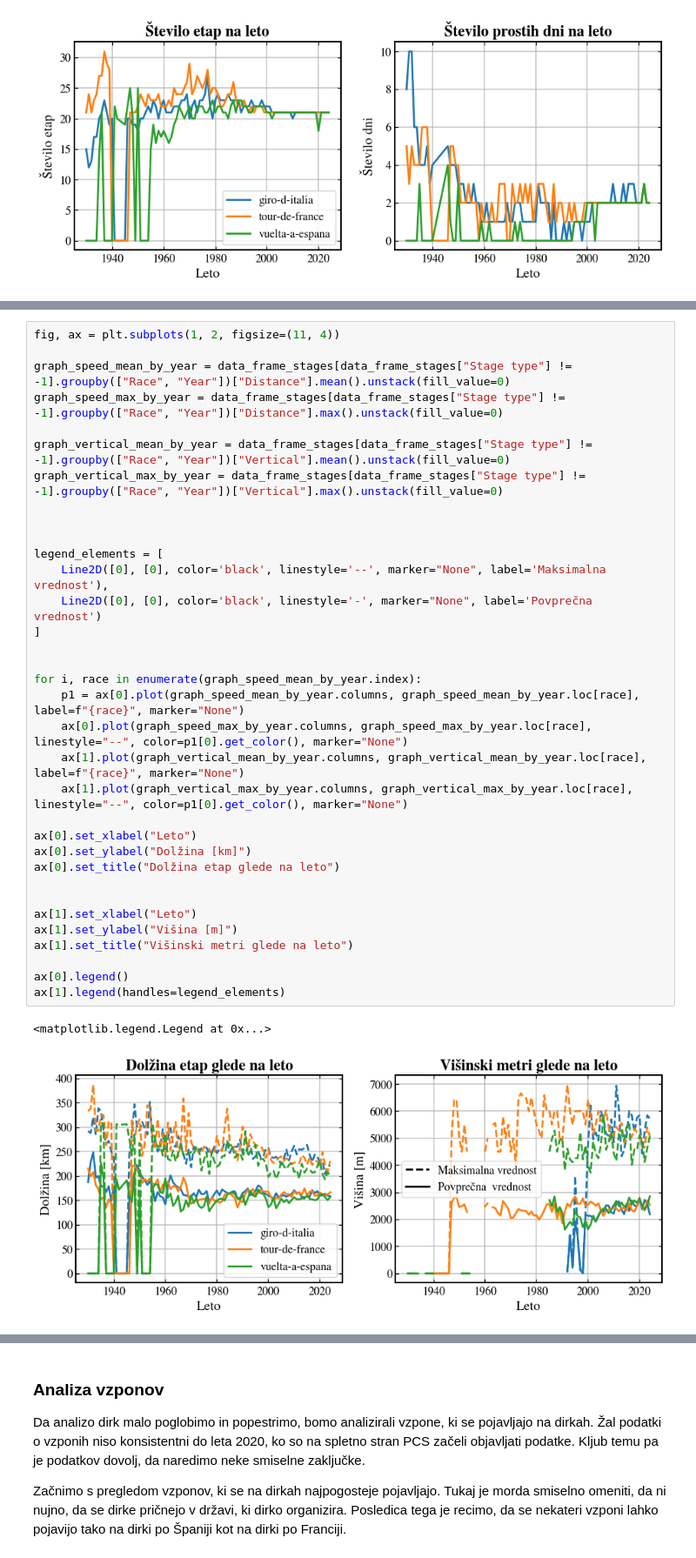
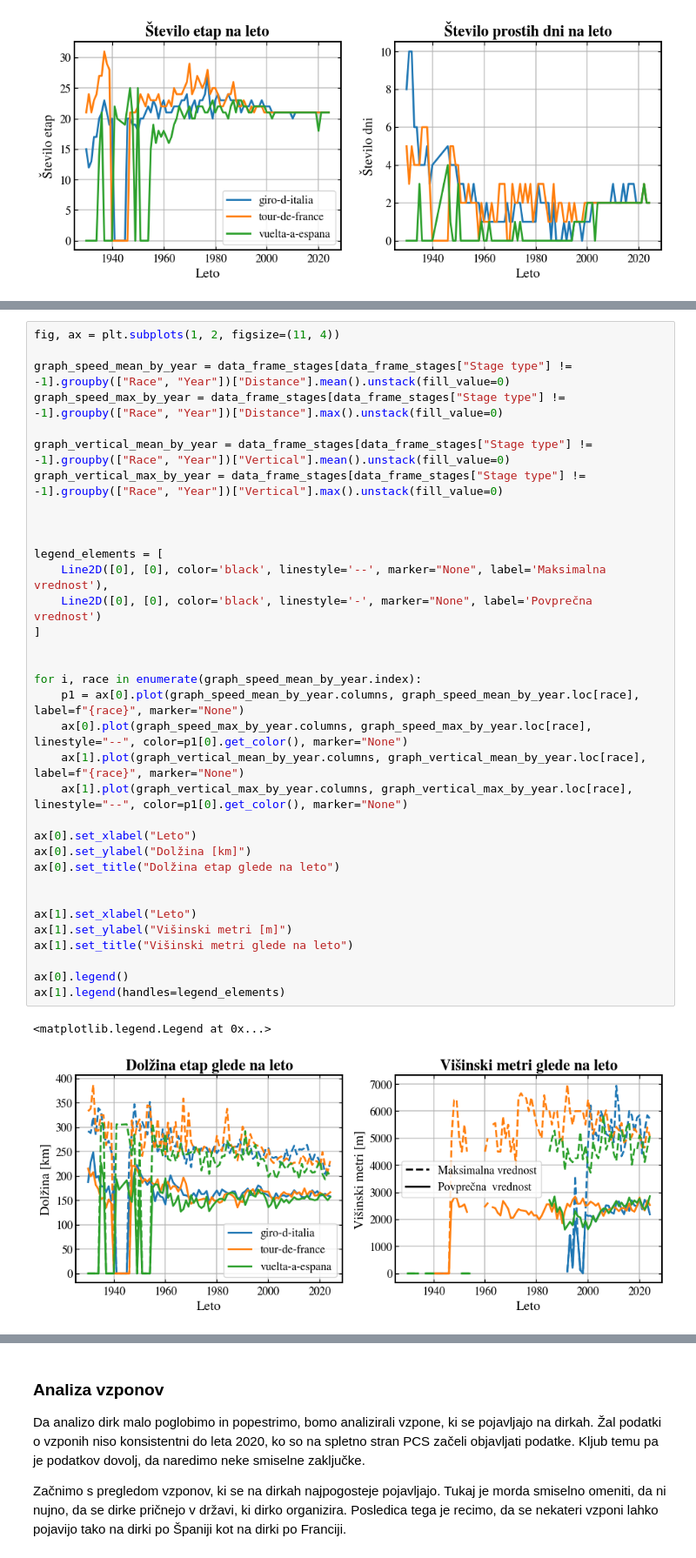
Before and after one commit to ziga-vaupotic/uvp-projektna, a Jupyter notebook: analyses/analiza-dirk.ipynb, the cells around one changed output, grey strips where cells are left out. Shown at 87% size. Drawn from its saved outputs; the diff is of its cells as text.

```diff
--- a/analyses/analiza-dirk.ipynb
+++ b/analyses/analiza-dirk.ipynb
@@ -70,33 +68,33 @@ graph_speed_max_by_year = data_frame_stages[data_frame_stages["Stage type"] != -
 
 graph_vertical_mean_by_year = data_frame_stages[data_frame_stages["Stage type"] != -1].groupby(["Race", "Year"])["Vertical"].mean().unstack(fill_value=0)
 graph_vertical_max_by_year = data_frame_stages[data_frame_stages["Stage type"] != -1].groupby(["Race", "Year"])["Vertical"].max().unstack(fill_value=0)
 
 
 
 legend_elements = [
     Line2D([0], [0], color='black', linestyle='--', marker="None", label='Maksimalna vrednost'),
     Line2D([0], [0], color='black', linestyle='-', marker="None", label='Povprečna  vrednost')
 ]
 
 
 for i, race in enumerate(graph_speed_mean_by_year.index):
     p1 = ax[0].plot(graph_speed_mean_by_year.columns, graph_speed_mean_by_year.loc[race], label=f"{race}", marker="None")
     ax[0].plot(graph_speed_max_by_year.columns, graph_speed_max_by_year.loc[race], linestyle="--", color=p1[0].get_color(), marker="None")
     ax[1].plot(graph_vertical_mean_by_year.columns, graph_vertical_mean_by_year.loc[race], label=f"{race}", marker="None")
     ax[1].plot(graph_vertical_max_by_year.columns, graph_vertical_max_by_year.loc[race], linestyle="--", color=p1[0].get_color(), marker="None")
 
 ax[0].set_xlabel("Leto")
 ax[0].set_ylabel("Dolžina [km]")
 ax[0].set_title("Dolžina etap glede na leto")
 
 
 ax[1].set_xlabel("Leto")
-ax[1].set_ylabel("Višina [m]")
+ax[1].set_ylabel("Višinski metri [m]")
 ax[1].set_title("Višinski metri glede na leto")
 
 ax[0].legend()
 ax[1].legend(handles=legend_elements)
 # %% [output]
 <matplotlib.legend.Legend at 0x...>
-[figure, old version]
+[figure, new version]
 # %% [markdown]
```
Also changed, not shown: parts of 9 cells of this notebook, 5 other files.
